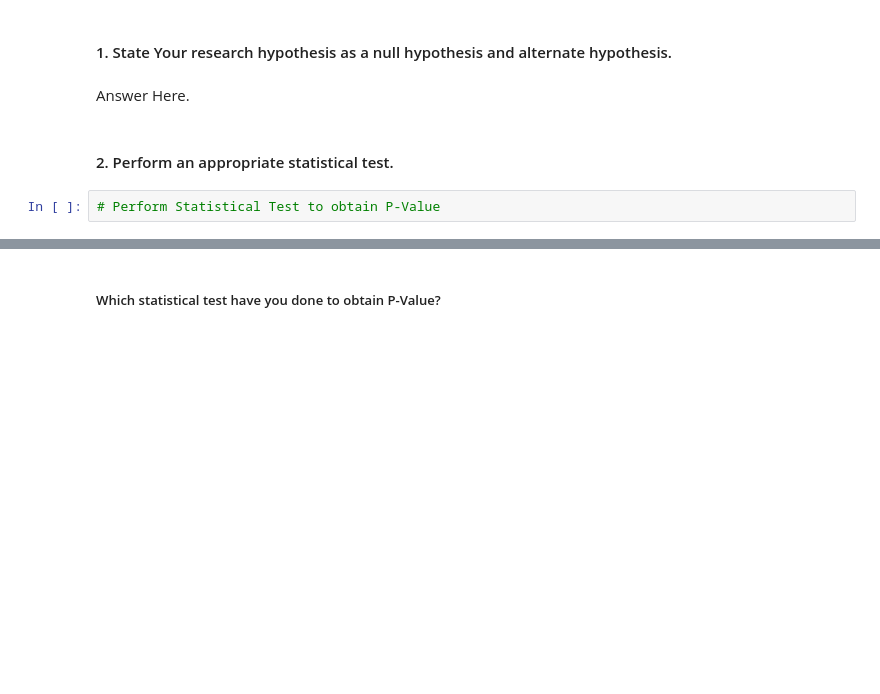
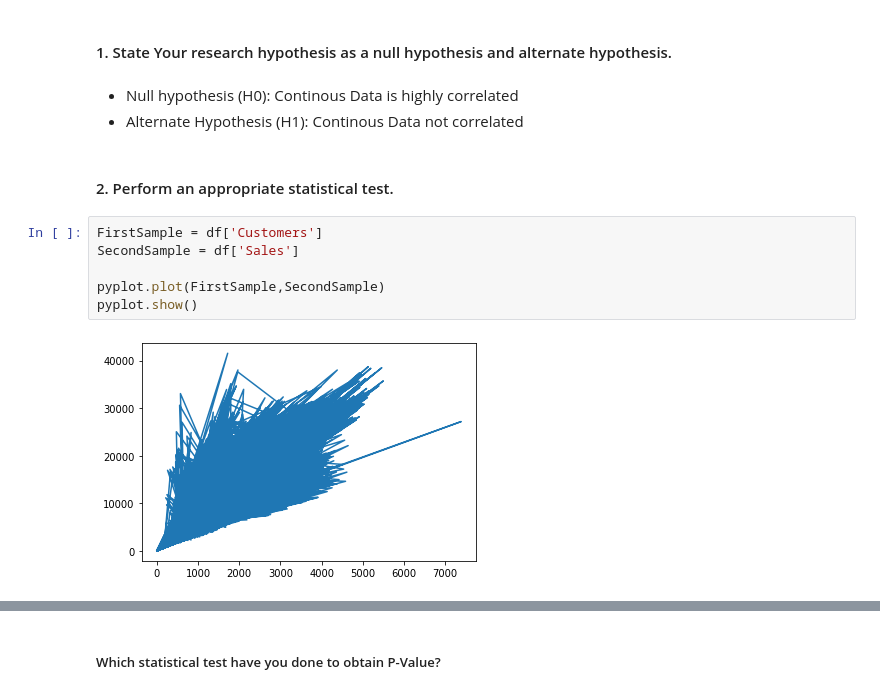
Before and after one commit to Rajat-Sri/Capstone---2---Rossmann-Sales-Prediction-Regression-Model, a Jupyter notebook: Rossmann_Sales_Prediction_Regression_Model.ipynb, the cells around one changed output, grey strips where cells are left out. Saved outputs shown, nothing was run; the diff lists cells and outputs as text; blank space fills up the shorter version.

```diff
--- a/Rossmann_Sales_Prediction_Regression_Model.ipynb
+++ b/Rossmann_Sales_Prediction_Regression_Model.ipynb
@@ -950,9 +977,16 @@ Answer Here.
 ### Hypothetical Statement - 2
 # %% [markdown]
 #### 1. State Your research hypothesis as a null hypothesis and alternate hypothesis.
-# %% [markdown]
-Answer Here.
+# %% [markdown]
+- Null hypothesis (H0): Continous Data is highly correlated
+- Alternate Hypothesis (H1): Continous Data not correlated
 # %% [markdown]
 #### 2. Perform an appropriate statistical test.
-# %%
-# Perform Statistical Test to obtain P-Value
+# %%
+FirstSample = df['Customers']
+SecondSample = df['Sales']
+
+pyplot.plot(FirstSample,SecondSample)
+pyplot.show()
+# %% [output]
+[figure, added]
```
Also changed, not shown: parts of 42 cells of this notebook.
